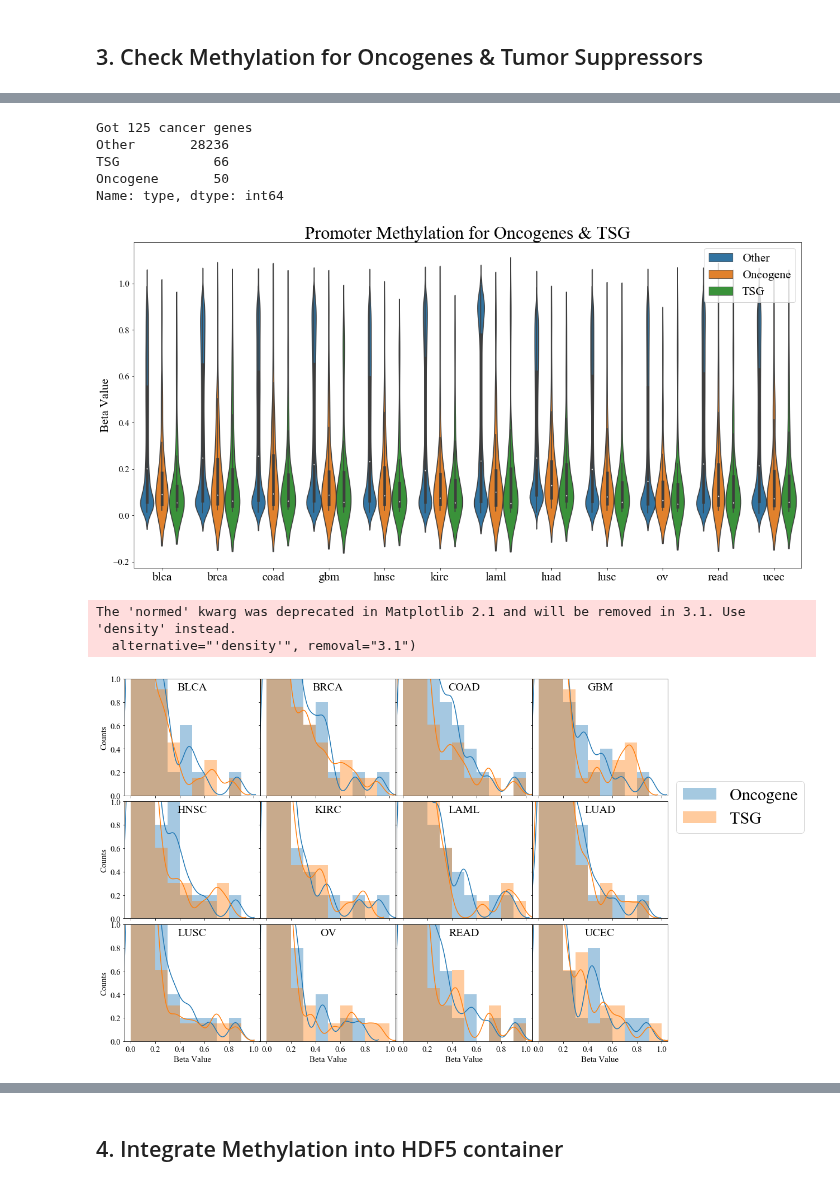
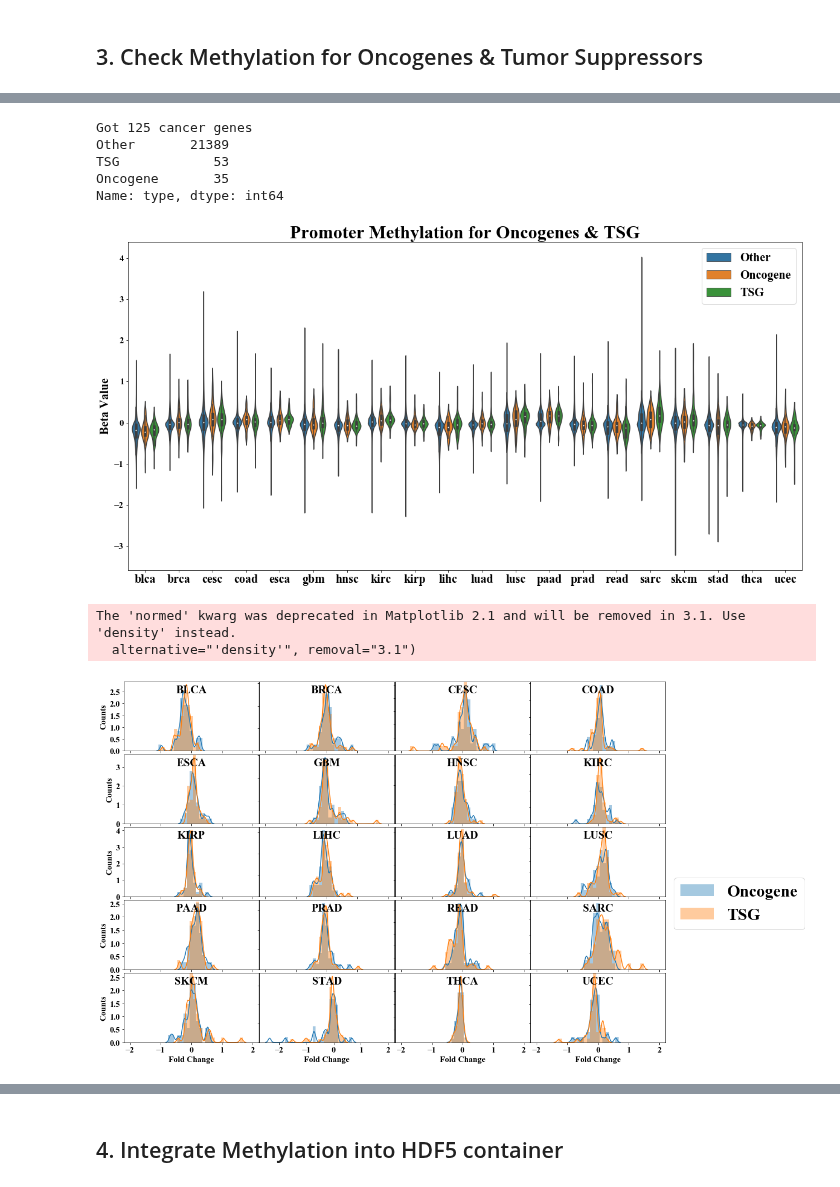
Before and after one commit to schulter/EMOGI, a Jupyter notebook: pancancer/methylation/build_methylation_container.ipynb, the cells around one changed output, grey strips where cells are left out. Saved outputs shown, nothing was run; the diff lists cells and outputs as text; code cells hidden in the pictures.

Commit message:
Notebook now takes a file per cancer type and directly computes differential methylation.

```diff
--- a/pancancer/methylation/build_methylation_container.ipynb
+++ b/pancancer/methylation/build_methylation_container.ipynb
@@ -52,0 +81,3 @@ meth_all_tumor_samples = meth_all_samples[tumor_sample_cols]
+# %%
+meth_all_samples = all_foldchanges[0].join(all_foldchanges[1:]).dropna(axis=0)
+meth_all_samples.head()
@@ -174,0 +114,8 @@ else:
+# %%
+# first, transpose and add column with cancer type
+meth_t = meth_all_samples.T
+meth_t['cancer_type'] = [i[1] for i in meth_t.index.str.split('|')]
+
+# compute mean across all cancer types
+meth_mean = meth_t.fillna(0).groupby('cancer_type').mean().T
+meth_mean.head()
@@ -187,16 +143,16 @@ oncogenes = cancer_genes[cancer_genes.Classification == "Oncogene"]
 suppressors = cancer_genes[cancer_genes.Classification == "TSG"]
 print ("Got {} cancer genes".format(cancer_genes.shape[0]))
 
-meth_prom_only_mean_onco = meth_prom_only_mean
-meth_prom_only_mean_onco.drop('kind', axis=1, inplace=True, errors='ignore')
-meth_prom_only_mean_onco['type'] = 'Other'
-meth_prom_only_mean_onco.loc[meth_prom_only_mean_onco.index.isin(oncogenes['Gene Symbol']), 'type'] = 'Oncogene'
-meth_prom_only_mean_onco.loc[meth_prom_only_mean_onco.index.isin(suppressors['Gene Symbol']), 'type'] = 'TSG'
-print (meth_prom_only_mean_onco.type.value_counts())
+meth_mean_onco = meth_mean
+meth_mean_onco.drop('kind', axis=1, inplace=True, errors='ignore')
+meth_mean_onco['type'] = 'Other'
+meth_mean_onco.loc[meth_mean_onco.index.isin(oncogenes['Gene Symbol']), 'type'] = 'Oncogene'
+meth_mean_onco.loc[meth_mean_onco.index.isin(suppressors['Gene Symbol']), 'type'] = 'TSG'
+print (meth_mean_onco.type.value_counts())
 
 # plot
 fig = plt.figure(figsize=(20, 10))
-ax = sns.violinplot(data=pd.melt(meth_prom_only_mean_onco, id_vars=['type']),
+ax = sns.violinplot(data=pd.melt(meth_mean_onco, id_vars=['type']),
                         x='cancer_type',
                         y='value',
                         hue='type',
@@ -214,50 +170,50 @@ fig.savefig('../../data/pancancer/TCGA/methylation/oncogene_TSG_promoter_methyla
 fig.savefig('../../data/pancancer/TCGA/methylation/oncogene_TSG_promoter_methylation.png', dpi=300)
 # %% [output]
 Got 125 cancer genes
-Other       28236
-TSG            66
-Oncogene       50
+Other       21389
+TSG            53
+Oncogene       35
 Name: type, dtype: int64
-[figure, old version]
+[figure, new version]
 # %%
 fig = plt.figure(figsize=(20, 10))
 
-gs = gridspec.GridSpec(3, 4, width_ratios=[1, 1, 1, 1],
+gs = gridspec.GridSpec(5, 4, width_ratios=[1, 1, 1, 1],
          wspace=0.005, hspace=0.05, top=0.95, bottom=0.05, left=0.17, right=0.845)
 
 count = 1
-bins = np.linspace(0, 1, 11)
-for ctype in meth_prom_only_mean_onco.columns[:-1]:
+bins = np.linspace(-2, 2, 40)
+for ctype in meth_mean_onco.columns[:-1]:
     plt.subplot(gs[count-1])
-    sns.distplot(a=meth_prom_only_mean_onco.loc[meth_prom_only_mean_onco.type == 'Oncogene', ctype],
+    sns.distplot(a=meth_mean_onco.loc[meth_mean_onco.type == 'Oncogene', ctype],
                  label='Oncogene', kde=True, bins=bins, hist_kws={'alpha':0.4}, kde_kws={'bw':0.05})
-    sns.distplot(a=meth_prom_only_mean_onco.loc[meth_prom_only_mean_onco.type == 'TSG', ctype],
+    sns.distplot(a=meth_mean_onco.loc[meth_mean_onco.type == 'TSG', ctype],
                  label='TSG', kde=True, bins=bins, hist_kws={'alpha':0.4}, kde_kws={'bw':0.05})
     #sns.kdeplot(data=meth_prom_mean.loc[meth_prom_mean.type == 'Other', ctype], label='Other', kde=True,
     #             hist_kws={"alpha": .1, "color": "g"}, kde_kws={'alpha':0.3}
     #            )
     plt.title(ctype.upper(), pad=-20, size=20)
-    plt.ylim([0, 1])
-    plt.xlim([-0.05, 1.05])
-    if count in [1, 5, 9]:
+    #plt.ylim([0, 1])
+    #plt.xlim([-0.05, 1.05])
+    if (count-1) % 4 == 0:
         plt.ylabel('Counts', fontsize=15)
         plt.setp(plt.gca().get_yticklabels(), size=15)
     else:
         plt.ylabel('')
         plt.setp(plt.gca().get_yticklabels(), visible=False)
-    if count in [9, 10, 11, 12]:
-        plt.xlabel('Beta Value', fontsize=15)
+    if count in [17, 18, 19, 20]:
+        plt.xlabel('Fold Change', fontsize=15)
         plt.setp(plt.gca().get_xticklabels(), size=15)
     else:
         plt.xlabel('')
         plt.setp(plt.gca().get_xticklabels(), visible=False)
         #plt.setp(plt.gca().get_yticklabels(), visible=False)
     count += 1
 plt.legend(loc='center left', bbox_to_anchor=(1, 2), fontsize=30)
 #plt.title('DNA Methylation Across Cancer Types', fontsize=30, loc='Center')
 fig.savefig('../../data/pancancer/TCGA/methylation/oncogene_TSG_histograms.svg')
 # %% [output]
 The 'normed' kwarg was deprecated in Matplotlib 2.1 and will be removed in 3.1. Use 'density' instead.
   alternative="'density'", removal="3.1")
-[figure, old version]
+[figure, new version]
 # %%
```
Also changed, not shown: parts of 33 cells of this notebook.
